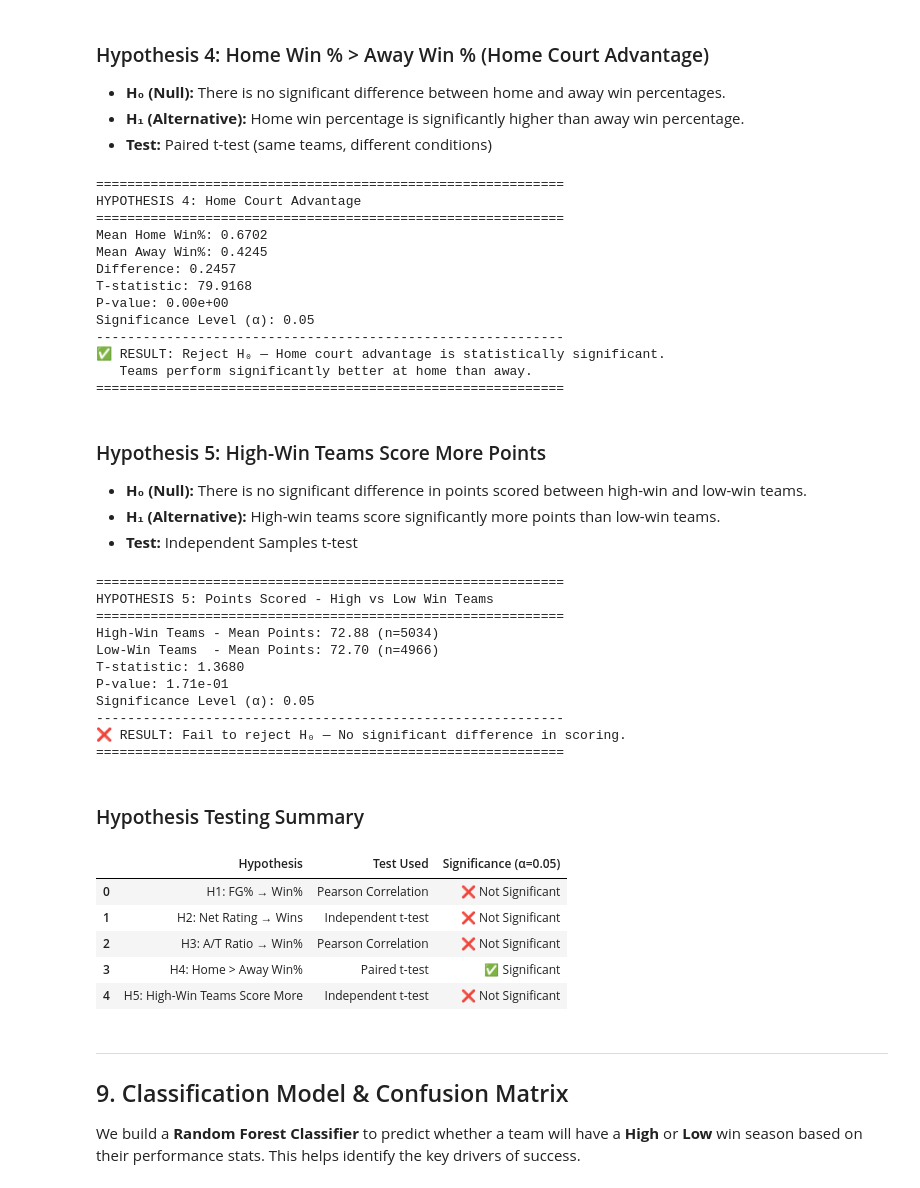
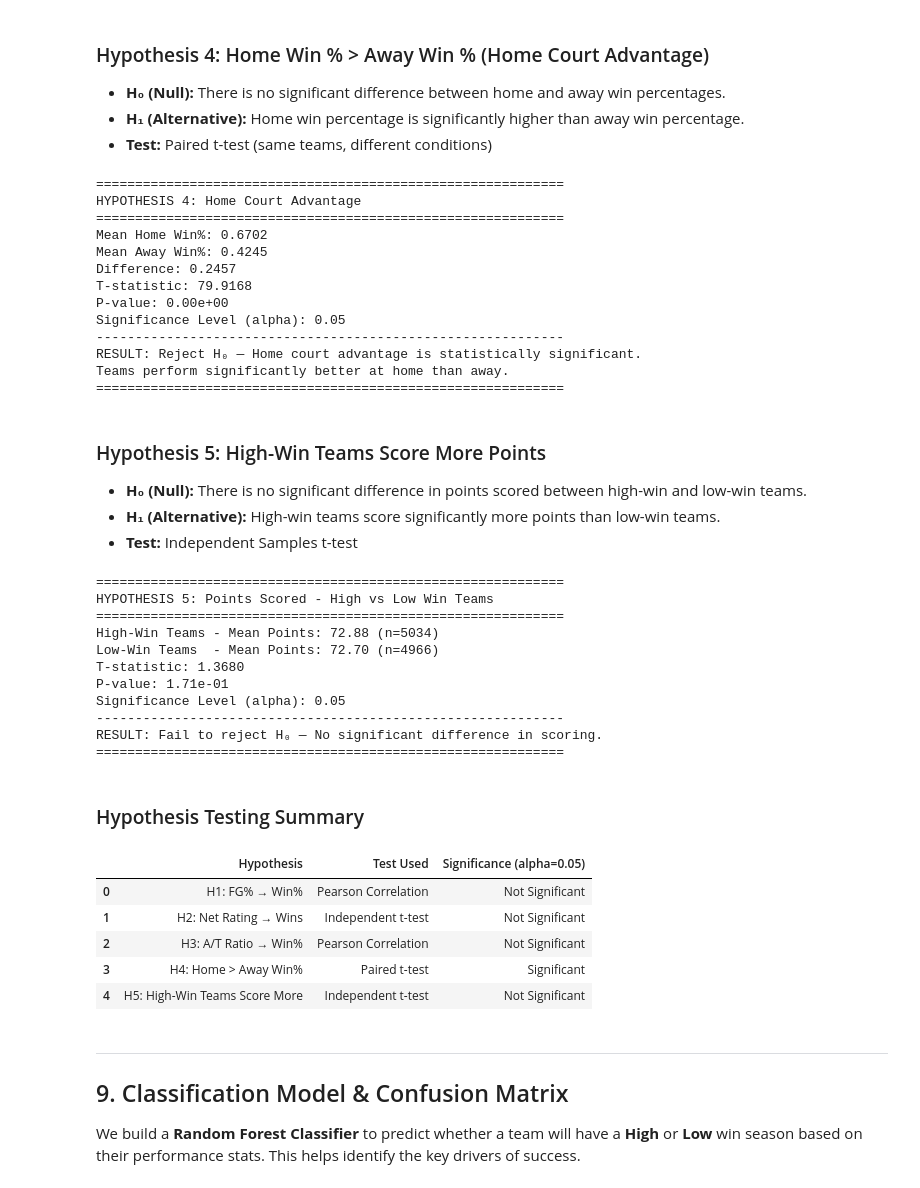
Before and after one commit to ManuBansalS/Baseketball_Team_Performance_Analysis, a Jupyter notebook: INT221_ManuBansal_Hypothesis_Testing.ipynb, the cells around one changed output. Cells and saved outputs as stored; diff of their text form; code cells hidden in the pictures.

```diff
--- a/INT221_ManuBansal_Hypothesis_Testing.ipynb
+++ b/INT221_ManuBansal_Hypothesis_Testing.ipynb
@@ -630,13 +632,13 @@ print(f"Mean Away Win%: {valid['away_win_pct'].mean():.4f}")
 print(f"Difference: {(valid['home_win_pct'].mean() - valid['away_win_pct'].mean()):.4f}")
 print(f"T-statistic: {t_stat:.4f}")
 print(f"P-value: {p_value:.2e}")
-print(f"Significance Level (α): 0.05")
+print(f"Significance Level (alpha): 0.05")
 print("-" * 60)
 if p_value < 0.05:
-    print("✅ RESULT: Reject H₀ — Home court advantage is statistically significant.")
-    print("   Teams perform significantly better at home than away.")
+    print("RESULT: Reject H₀ — Home court advantage is statistically significant.")
+    print("Teams perform significantly better at home than away.")
 else:
-    print("❌ RESULT: Fail to reject H₀ — No significant home court advantage found.")
+    print("RESULT: Fail to reject H₀ — No significant home court advantage found.")
 print("=" * 60)
 # %% [output]
 ============================================================
@@ -647,10 +649,10 @@ Mean Away Win%: 0.4245
 Difference: 0.2457
 T-statistic: 79.9168
 P-value: 0.00e+00
-Significance Level (α): 0.05
+Significance Level (alpha): 0.05
 ------------------------------------------------------------
-✅ RESULT: Reject H₀ — Home court advantage is statistically significant.
-   Teams perform significantly better at home than away.
+RESULT: Reject H₀ — Home court advantage is statistically significant.
+Teams perform significantly better at home than away.
 ============================================================
 # %% [markdown]
 ### Hypothesis 5: High-Win Teams Score More Points
@@ -670,12 +672,12 @@ print(f"High-Win Teams - Mean Points: {high_win_points.mean():.2f} (n={len(high_
 print(f"Low-Win Teams  - Mean Points: {low_win_points.mean():.2f} (n={len(low_win_points)})")
 print(f"T-statistic: {t_stat:.4f}")
 print(f"P-value: {p_value:.2e}")
-print(f"Significance Level (α): 0.05")
+print(f"Significance Level (alpha): 0.05")
 print("-" * 60)
 if p_value < 0.05:
-    print("✅ RESULT: Reject H₀ — High-win teams score significantly more points.")
+    print("RESULT: Reject H₀ — High-win teams score significantly more points.")
 else:
-    print("❌ RESULT: Fail to reject H₀ — No significant difference in scoring.")
+    print("RESULT: Fail to reject H₀ — No significant difference in scoring.")
 print("=" * 60)
 # %% [output]
 ============================================================
@@ -685,45 +687,45 @@ High-Win Teams - Mean Points: 72.88 (n=5034)
 Low-Win Teams  - Mean Points: 72.70 (n=4966)
 T-statistic: 1.3680
 P-value: 1.71e-01
-Significance Level (α): 0.05
+Significance Level (alpha): 0.05
 ------------------------------------------------------------
-❌ RESULT: Fail to reject H₀ — No significant difference in scoring.
+RESULT: Fail to reject H₀ — No significant difference in scoring.
 ============================================================
 # %% [markdown]
 ### Hypothesis Testing Summary
 # %%
 summary = pd.DataFrame({
     'Hypothesis': [
         'H1: FG% → Win%',
         'H2: Net Rating → Wins',
         'H3: A/T Ratio → Win%',
         'H4: Home > Away Win%',
         'H5: High-Win Teams Score More'
     ],
     'Test Used': [
         'Pearson Correlation',
         'Independent t-test',
         'Pearson Correlation',
         'Paired t-test',
         'Independent t-test'
     ],
-    'Significance (α=0.05)': [
-        '✅ Significant' if pearsonr(df['field_goal_percentage'], df['win_percentage'])[1] < 0.05 else '❌ Not Significant',
-        '✅ Significant' if ttest_ind(df[df['net_rating']>0]['win_percentage'], df[df['net_rating']<=0]['win_percentage'])[1] < 0.05 else '❌ Not Significant',
-        '✅ Significant' if pearsonr(valid_data['assist_turnover_ratio'], valid_data['win_percentage'])[1] < 0.05 else '❌ Not Significant',
-        '✅ Significant' if ttest_rel(valid['home_win_pct'], valid['away_win_pct'])[1] < 0.05 else '❌ Not Significant',
-        '✅ Significant' if ttest_ind(high_win_points, low_win_points)[1] < 0.05 else '❌ Not Significant'
+    'Significance (alpha=0.05)': [
+        'Significant' if pearsonr(df['field_goal_percentage'], df['win_percentage'])[1] < 0.05 else 'Not Significant',
+        'Significant' if ttest_ind(df[df['net_rating']>0]['win_percentage'], df[df['net_rating']<=0]['win_percentage'])[1] < 0.05 else 'Not Significant',
+        'Significant' if pearsonr(valid_data['assist_turnover_ratio'], valid_data['win_percentage'])[1] < 0.05 else 'Not Significant',
+        'Significant' if ttest_rel(valid['home_win_pct'], valid['away_win_pct'])[1] < 0.05 else 'Not Significant',
+        'Significant' if ttest_ind(high_win_points, low_win_points)[1] < 0.05 else 'Not Significant'
     ]
 })
 
 summary
 # %% [output]
-|  | Hypothesis | Test Used | Significance (α=0.05) |
-| 0 | H1: FG% → Win% | Pearson Correlation | ❌ Not Significant |
-| 1 | H2: Net Rating → Wins | Independent t-test | ❌ Not Significant |
-| 2 | H3: A/T Ratio → Win% | Pearson Correlation | ❌ Not Significant |
-| 3 | H4: Home > Away Win% | Paired t-test | ✅ Significant |
-| 4 | H5: High-Win Teams Score More | Independent t-test | ❌ Not Significant |
+|  | Hypothesis | Test Used | Significance (alpha=0.05) |
+| 0 | H1: FG% → Win% | Pearson Correlation | Not Significant |
+| 1 | H2: Net Rating → Wins | Independent t-test | Not Significant |
+| 2 | H3: A/T Ratio → Win% | Pearson Correlation | Not Significant |
+| 3 | H4: Home > Away Win% | Paired t-test | Significant |
+| 4 | H5: High-Win Teams Score More | Independent t-test | Not Significant |
 # %% [markdown]
 ---
 ## 9. Classification Model & Confusion Matrix
```
Also changed, not shown: parts of 5 cells of this notebook, 2 other files.
